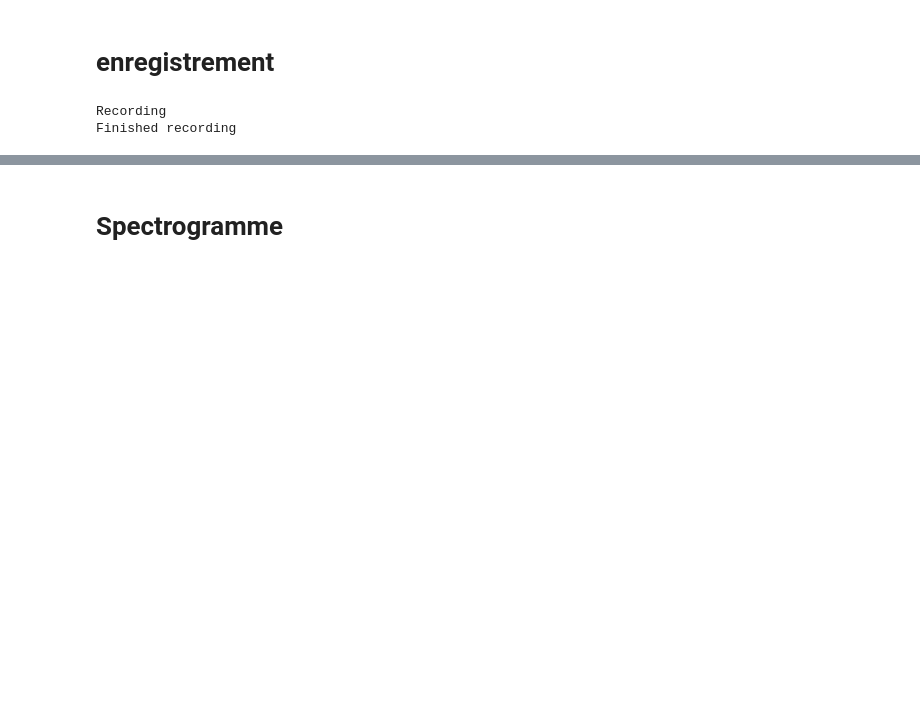
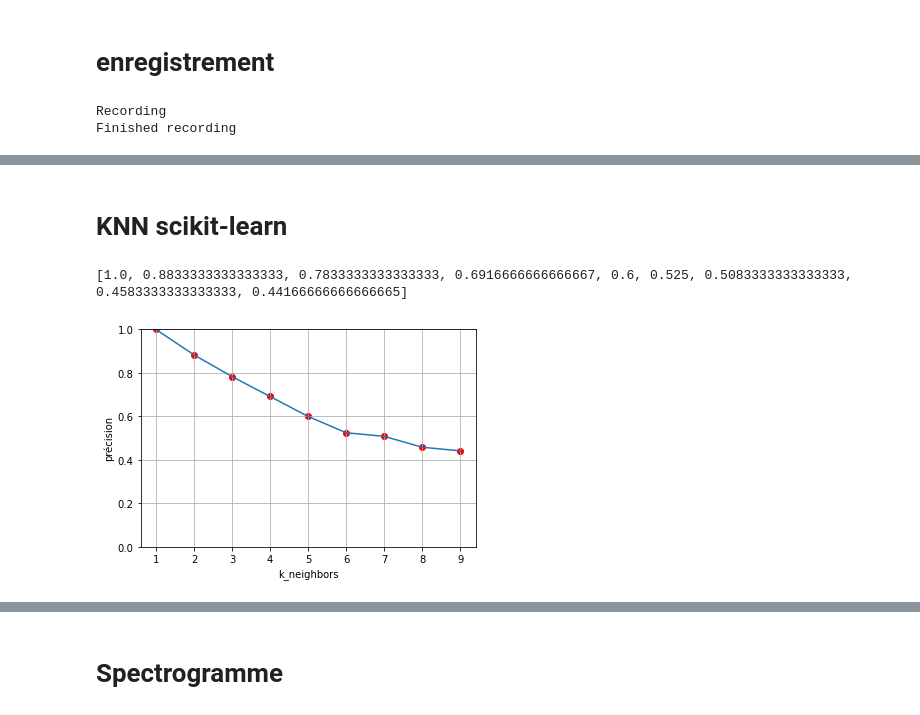
Before and after one commit to thovll/absolute_ear, a Jupyter notebook: script.ipynb, the cells around one changed output, grey strips where cells are left out. Drawn from its saved outputs; the diff is of its cells as text; code cells hidden in the pictures; blank space fills up the shorter version.

```diff
--- a/script.ipynb
+++ b/script.ipynb
@@ -350,0 +333,26 @@ la note jouée est : Fa#1
+# %% [markdown]
+# KNN scikit-learn
+# %%
+lst_harmoniques = np.load('lst_harmoniques.npy')
+labels = np.load('labels.npy')
+lst_harmoniques_scikit_knn = lst_harmoniques[:,0,:]
+labels_scikit_knn = labels[0]
+
+model = KNeighborsClassifier(n_neighbors=4)
+model.fit(lst_harmoniques_scikit_knn, labels_scikit_knn)
+model.score(lst_harmoniques_scikit_knn, labels_scikit_knn)
+
+score, y = [], []
+for k in range(1,10):
+    y.append(k)
+    model = KNeighborsClassifier(n_neighbors=k)
+    model.fit(lst_harmoniques_scikit_knn, labels_scikit_knn)
+    model.score(lst_harmoniques_scikit_knn, labels_scikit_knn)
+    score.append(model.score(lst_harmoniques_scikit_knn, labels_scikit_knn))
+plt.plot(y, score), plt.xlabel('k_neighbors'), plt.ylabel('précision'), plt.grid()
+plt.scatter(y, score, color='r')
+plt.ylim(0,1)
+print(score)
+# %% [output]
+[1.0, 0.8833333333333333, 0.7833333333333333, 0.6916666666666667, 0.6, 0.525, 0.5083333333333333, 0.4583333333333333, 0.44166666666666665]
+[figure, added]
```
Also changed, not shown: parts of 15 cells of this notebook, 1 other file.
